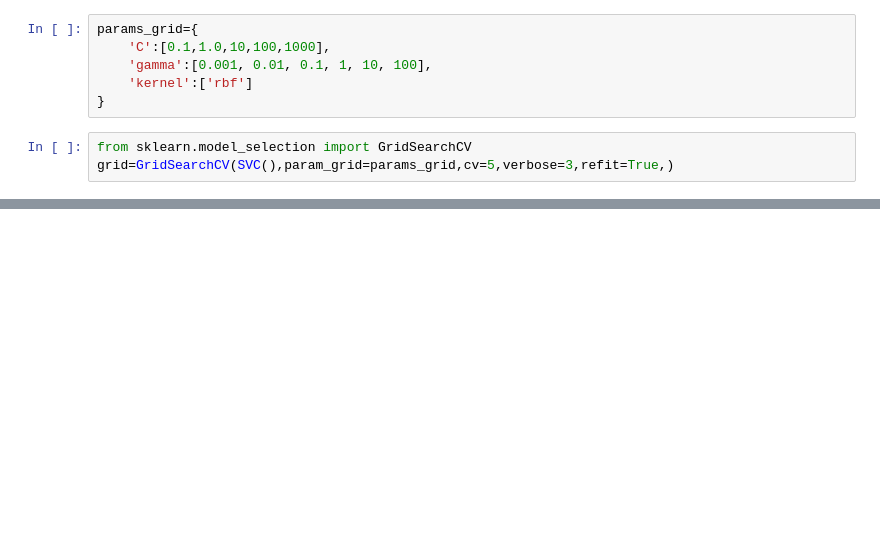
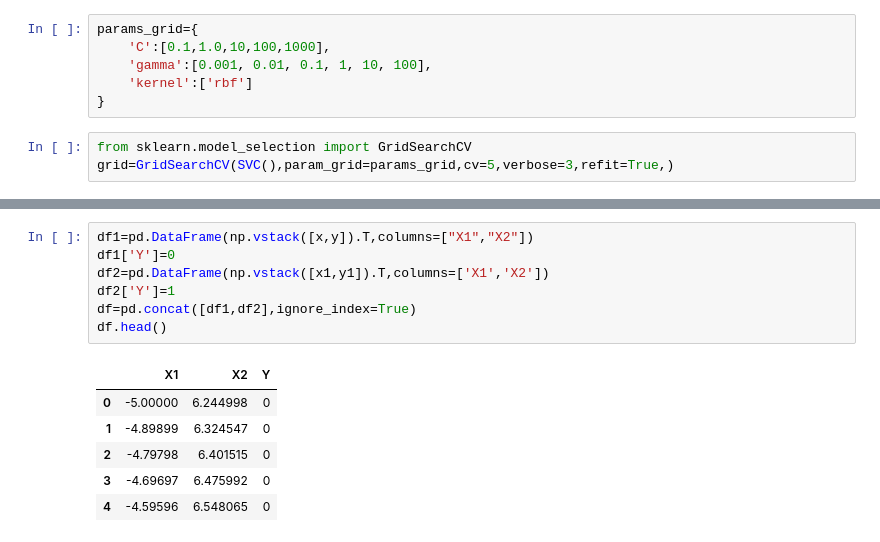
Before and after one commit to coderkhede/Data-Science, a Jupyter notebook: projects/SVM/SVC.ipynb, the cells around one changed output, grey strips where cells are left out. Drawn from its saved outputs; the diff is of its cells as text; blank space fills up the shorter version.

```diff
--- a/projects/SVM/SVC.ipynb
+++ b/projects/SVM/SVC.ipynb
@@ -164,0 +180,14 @@ grid.best_params_
+# %%
+df1=pd.DataFrame(np.vstack([x,y]).T,columns=["X1","X2"])
+df1['Y']=0
+df2=pd.DataFrame(np.vstack([x1,y1]).T,columns=['X1','X2'])
+df2['Y']=1
+df=pd.concat([df1,df2],ignore_index=True)
+df.head()
+# %% [output]
+|  | X1 | X2 | Y |
+| 0 | -5.00000 | 6.244998 | 0 |
+| 1 | -4.89899 | 6.324547 | 0 |
+| 2 | -4.79798 | 6.401515 | 0 |
+| 3 | -4.69697 | 6.475992 | 0 |
+| 4 | -4.59596 | 6.548065 | 0 |
```
Also changed, not shown: parts of 18 cells of this notebook, 2 other files.
